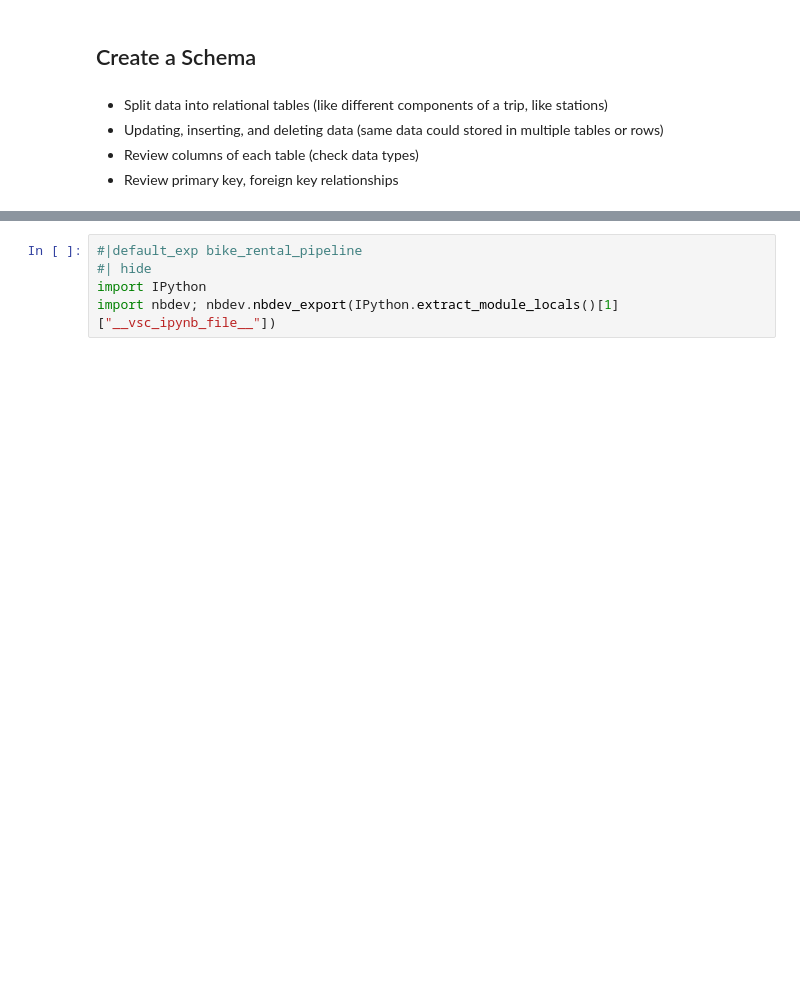
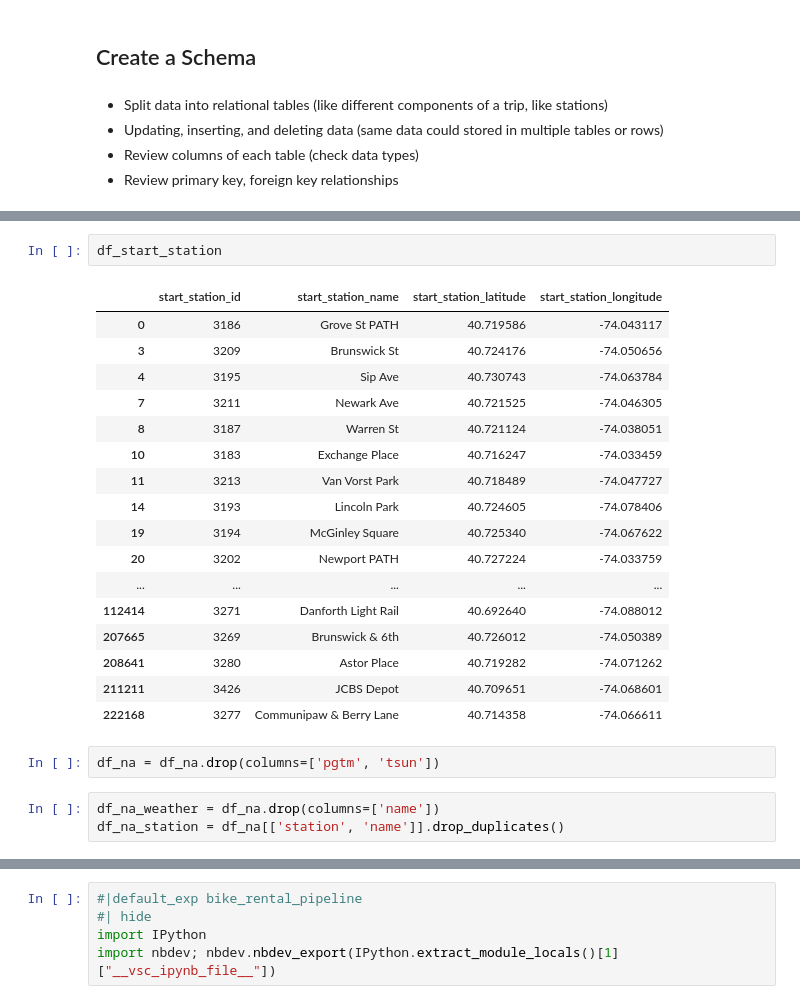
Before and after one commit to richard-petrov/bike-rental-data-management, a Jupyter notebook: modules/bike_rental_pipeline.ipynb, the cells around one changed output, grey strips where cells are left out. Cells and saved outputs as stored; diff of their text form; blank space fills up the shorter version.

```diff
--- a/modules/bike_rental_pipeline.ipynb
+++ b/modules/bike_rental_pipeline.ipynb
@@ -266,0 +327,25 @@ len(df_na)
+# %%
+df_start_station
+# %% [output]
+|  | start_station_id | start_station_name | start_station_latitude | start_station_longitude |
+| 0 | 3186 | Grove St PATH | 40.719586 | -74.043117 |
+| 3 | 3209 | Brunswick St | 40.724176 | -74.050656 |
+| 4 | 3195 | Sip Ave | 40.730743 | -74.063784 |
+| 7 | 3211 | Newark Ave | 40.721525 | -74.046305 |
+| 8 | 3187 | Warren St | 40.721124 | -74.038051 |
+| 10 | 3183 | Exchange Place | 40.716247 | -74.033459 |
+| 11 | 3213 | Van Vorst Park | 40.718489 | -74.047727 |
+| 14 | 3193 | Lincoln Park | 40.724605 | -74.078406 |
+| 19 | 3194 | McGinley Square | 40.725340 | -74.067622 |
+| 20 | 3202 | Newport PATH | 40.727224 | -74.033759 |
+| ... | ... | ... | ... | ... |
+| 112414 | 3271 | Danforth Light Rail | 40.692640 | -74.088012 |
+| 207665 | 3269 | Brunswick & 6th | 40.726012 | -74.050389 |
+| 208641 | 3280 | Astor Place | 40.719282 | -74.071262 |
+| 211211 | 3426 | JCBS Depot | 40.709651 | -74.068601 |
+| 222168 | 3277 | Communipaw & Berry Lane | 40.714358 | -74.066611 |
+# %%
+df_na = df_na.drop(columns=['pgtm', 'tsun'])
+# %%
+df_na_weather = df_na.drop(columns=['name'])
+df_na_station = df_na[['station', 'name']].drop_duplicates()
```
Also changed, not shown: parts of 18 cells of this notebook, 7 other files.
